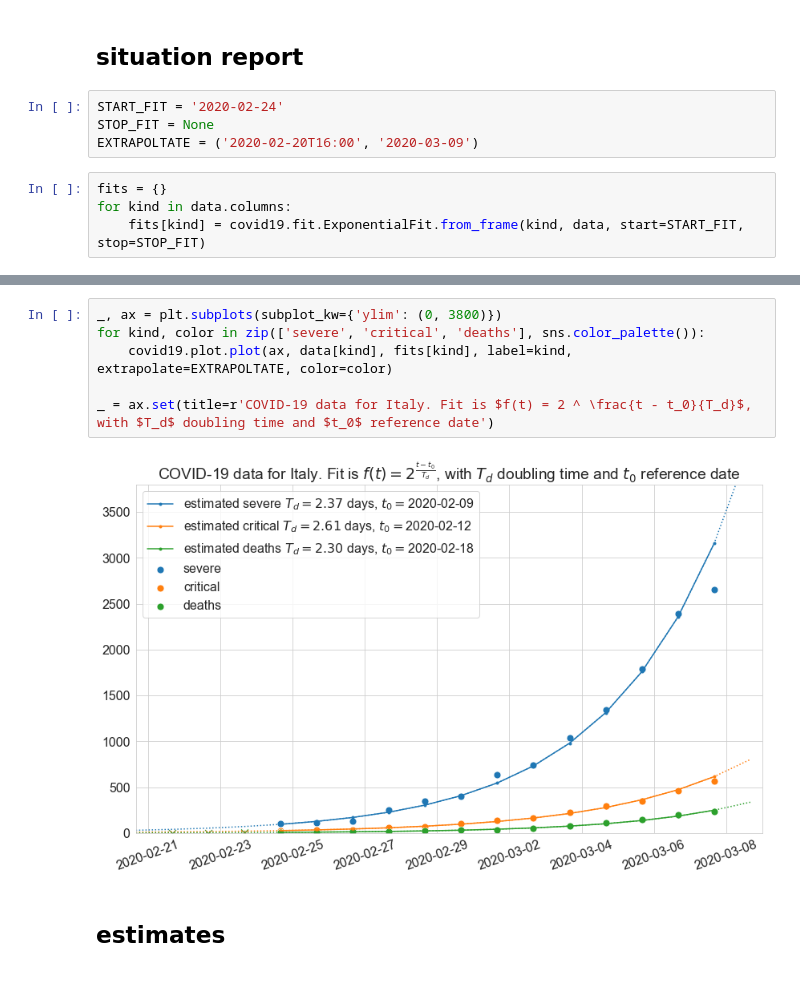
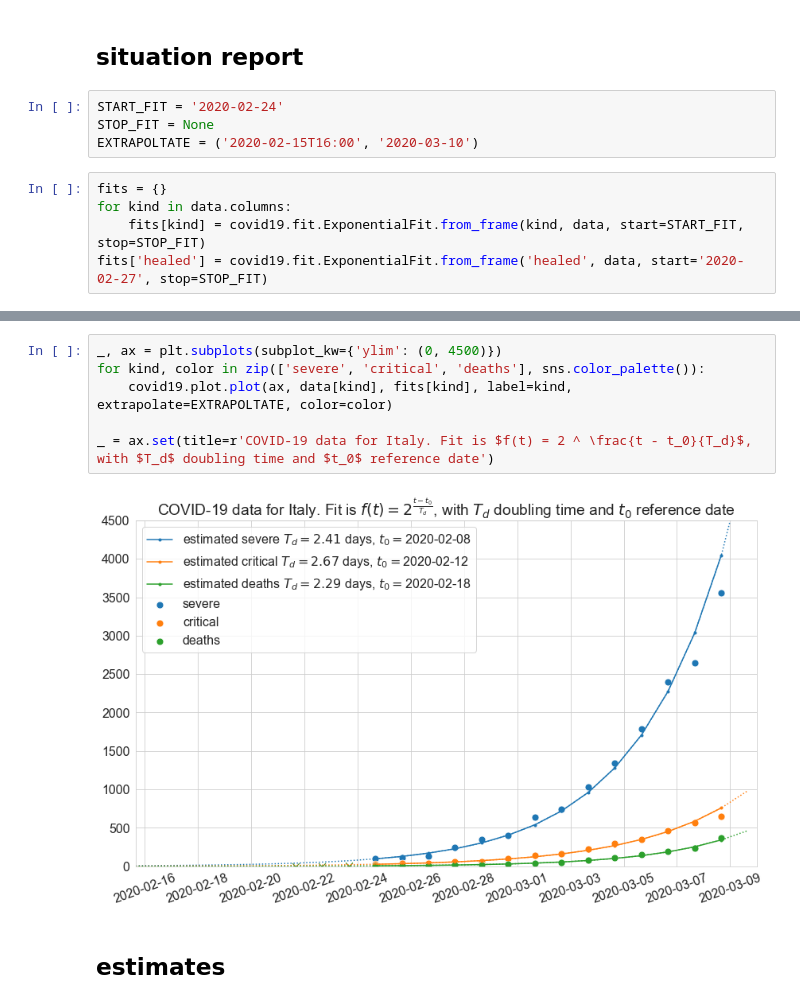
Before and after one commit to alexamici/covid-19-notebooks, a Jupyter notebook: notebooks/italy-situation-report.ipynb, the cells around one changed output, grey strips where cells are left out. Cells and saved outputs as stored; diff of their text form.

```diff
--- a/notebooks/italy-situation-report.ipynb
+++ b/notebooks/italy-situation-report.ipynb
@@ -46,11 +47,12 @@ data
 # %%
 START_FIT = '2020-02-24'
 STOP_FIT = None
-EXTRAPOLTATE = ('2020-02-20T16:00', '2020-03-09')
+EXTRAPOLTATE = ('2020-02-15T16:00', '2020-03-10')
 # %%
 fits = {}
 for kind in data.columns:
     fits[kind] = covid19.fit.ExponentialFit.from_frame(kind, data, start=START_FIT, stop=STOP_FIT)
+fits['healed'] = covid19.fit.ExponentialFit.from_frame('healed', data, start='2020-02-27', stop=STOP_FIT)
 # %%
 _, ax = plt.subplots(subplot_kw={'yscale': 'log', 'ylim': (5, 10000)})
 for kind, color in zip(['severe', 'critical', 'deaths'], sns.color_palette()):
@@ -62,11 +64,11 @@ _ = ax.set(title=r'COVID-19 data for Italy. Fit is $f(t) = 2 ^ \frac{t - t_0}{T_
 # %%
-_, ax = plt.subplots(subplot_kw={'ylim': (0, 3800)})
+_, ax = plt.subplots(subplot_kw={'ylim': (0, 4500)})
 for kind, color in zip(['severe', 'critical', 'deaths'], sns.color_palette()):
     covid19.plot.plot(ax, data[kind], fits[kind], label=kind, extrapolate=EXTRAPOLTATE, color=color)
 
 _ = ax.set(title=r'COVID-19 data for Italy. Fit is $f(t) = 2 ^ \frac{t - t_0}{T_d}$, with $T_d$ doubling time and $t_0$ reference date')
 # %% [output]
-[figure, old version]
+[figure, new version]
 # %% [markdown]
 ## estimates
 # %%
```
Also changed, not shown: parts of 4 cells of this notebook, 1 other file.
